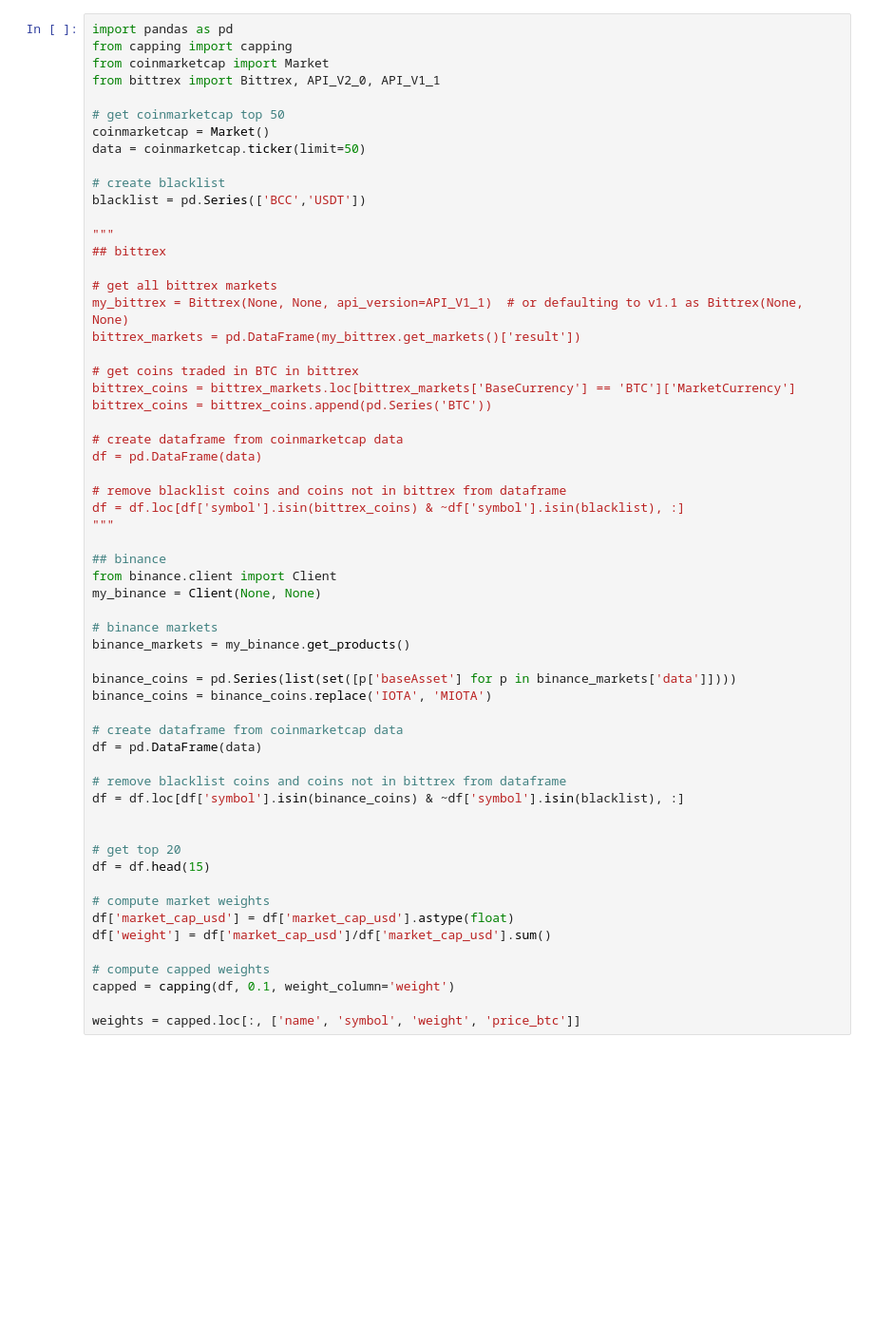
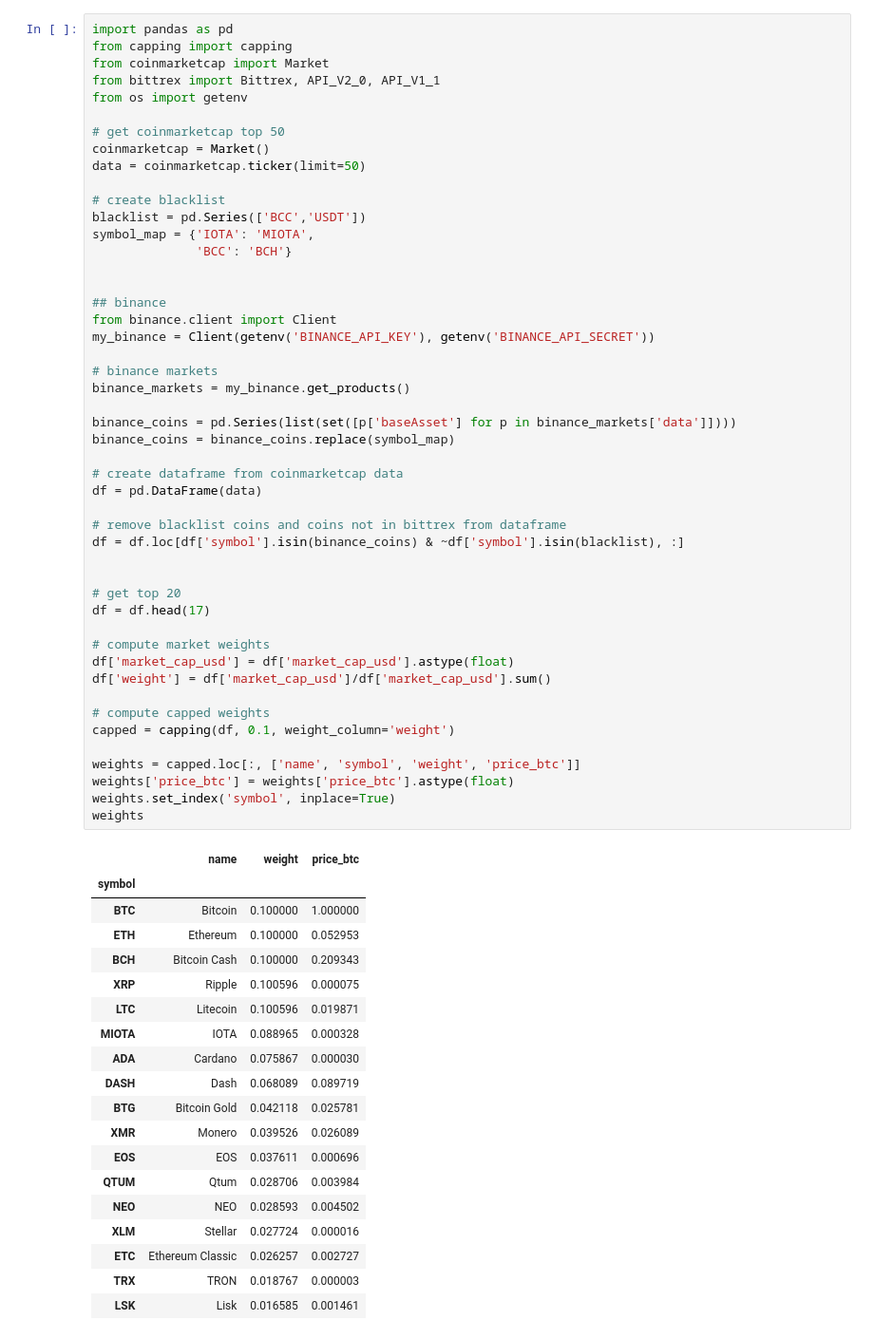
Before and after one commit to cis-top20/cis-top20, a Jupyter notebook: crypto-invest.ipynb, the cells around one changed output. Shown: that part at 95% size. Drawn from its saved outputs; the diff is of its cells as text; blank space fills up the shorter version.

```diff
--- a/crypto-invest.ipynb
+++ b/crypto-invest.ipynb
@@ -3,6 +3,7 @@ import pandas as pd
 from capping import capping
 from coinmarketcap import Market
 from bittrex import Bittrex, API_V2_0, API_V1_1
+from os import getenv
 
 # get coinmarketcap top 50
 coinmarketcap = Market()
@@ -10,50 +11,58 @@ data = coinmarketcap.ticker(limit=50)
 
 # create blacklist
 blacklist = pd.Series(['BCC','USDT'])
+symbol_map = {'IOTA': 'MIOTA',
+              'BCC': 'BCH'}
 
-"""
-## bittrex
-
-# get all bittrex markets
-my_bittrex = Bittrex(None, None, api_version=API_V1_1)  # or defaulting to v1.1 as Bittrex(None, None)
-bittrex_markets = pd.DataFrame(my_bittrex.get_markets()['result'])
-
-# get coins traded in BTC in bittrex
-bittrex_coins = bittrex_markets.loc[bittrex_markets['BaseCurrency'] == 'BTC']['MarketCurrency']
-bittrex_coins = bittrex_coins.append(pd.Series('BTC'))
-
-# create dataframe from coinmarketcap data
-df = pd.DataFrame(data)
-
-# remove blacklist coins and coins not in bittrex from dataframe
-df = df.loc[df['symbol'].isin(bittrex_coins) & ~df['symbol'].isin(blacklist), :]
-"""
 
 ## binance
 from binance.client import Client
-my_binance = Client(None, None)
+my_binance = Client(getenv('BINANCE_API_KEY'), getenv('BINANCE_API_SECRET'))
 
 # binance markets
 binance_markets = my_binance.get_products()
 
 binance_coins = pd.Series(list(set([p['baseAsset'] for p in binance_markets['data']])))
-binance_coins = binance_coins.replace('IOTA', 'MIOTA')
+binance_coins = binance_coins.replace(symbol_map)
 
 # create dataframe from coinmarketcap data
 df = pd.DataFrame(data)
 
 # remove blacklist coins and coins not in bittrex from dataframe
 df = df.loc[df['symbol'].isin(binance_coins) & ~df['symbol'].isin(blacklist), :]
 
 
 # get top 20
-df = df.head(15)
+df = df.head(17)
 
 # compute market weights
 df['market_cap_usd'] = df['market_cap_usd'].astype(float)
 df['weight'] = df['market_cap_usd']/df['market_cap_usd'].sum()
 
 # compute capped weights
 capped = capping(df, 0.1, weight_column='weight')
 
 weights = capped.loc[:, ['name', 'symbol', 'weight', 'price_btc']]
+weights['price_btc'] = weights['price_btc'].astype(float)
+weights.set_index('symbol', inplace=True)
+weights
+# %% [output]
+|  | name | weight | price_btc |
+| symbol |  |  |  |
+| BTC | Bitcoin | 0.100000 | 1.000000 |
+| ETH | Ethereum | 0.100000 | 0.052953 |
+| BCH | Bitcoin Cash | 0.100000 | 0.209343 |
+| XRP | Ripple | 0.100596 | 0.000075 |
+| LTC | Litecoin | 0.100596 | 0.019871 |
+| MIOTA | IOTA | 0.088965 | 0.000328 |
+| ADA | Cardano | 0.075867 | 0.000030 |
+| DASH | Dash | 0.068089 | 0.089719 |
+| BTG | Bitcoin Gold | 0.042118 | 0.025781 |
+| XMR | Monero | 0.039526 | 0.026089 |
+| EOS | EOS | 0.037611 | 0.000696 |
+| QTUM | Qtum | 0.028706 | 0.003984 |
+| NEO | NEO | 0.028593 | 0.004502 |
+| XLM | Stellar | 0.027724 | 0.000016 |
+| ETC | Ethereum Classic | 0.026257 | 0.002727 |
+| TRX | TRON | 0.018767 | 0.000003 |
+| LSK | Lisk | 0.016585 | 0.001461 |
```
Also changed, not shown: parts of 6 cells of this notebook.
